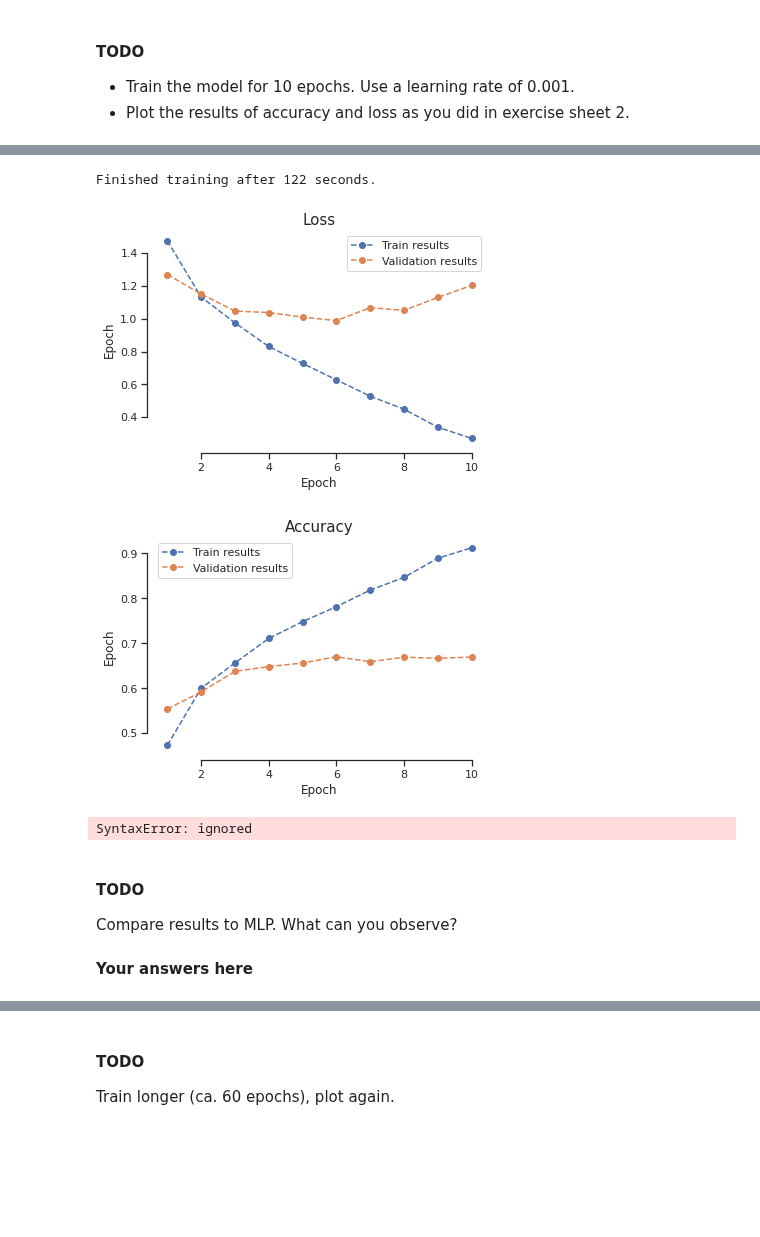
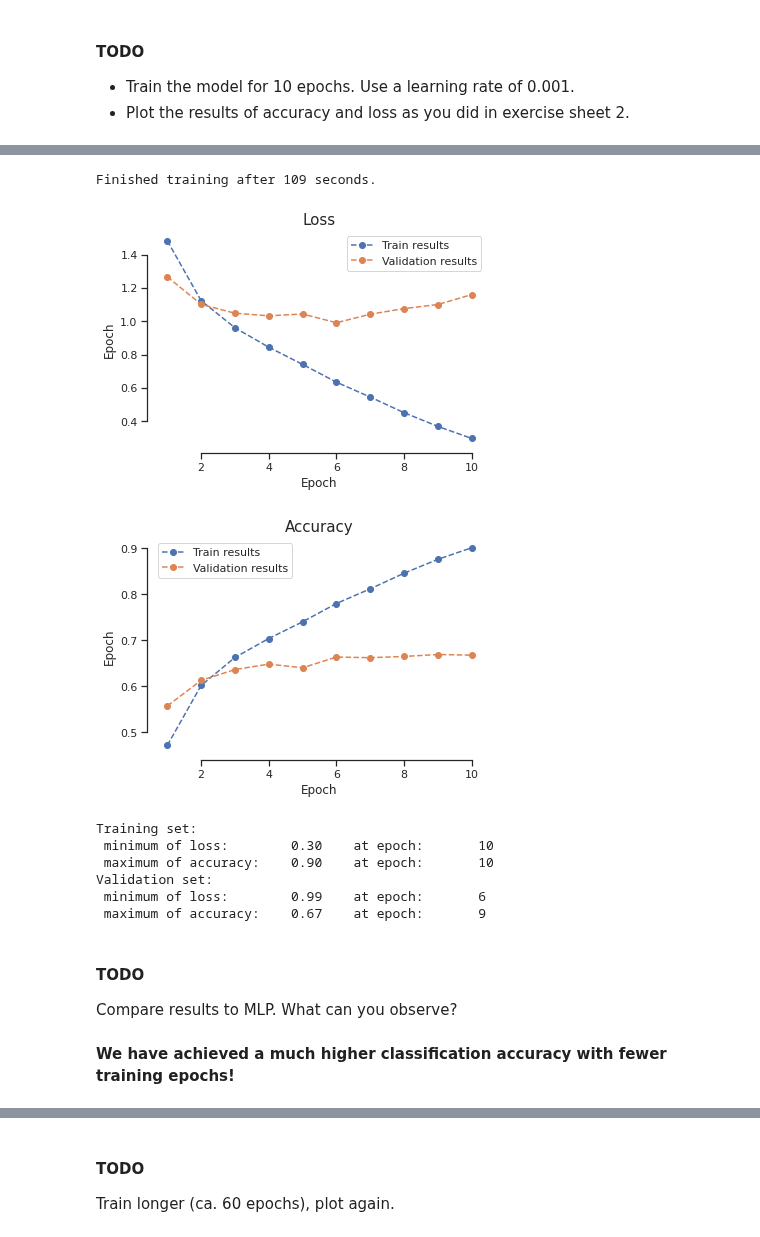
Before and after one commit to swang1112/DL_VL, a Jupyter notebook: Colab_Notebooks/Exercise3_2020.ipynb, the cells around one changed output, grey strips where cells are left out. Saved outputs shown, nothing was run; the diff lists cells and outputs as text; code cells hidden in the pictures; blank space fills up the shorter version.

```diff
--- a/Colab_Notebooks/Exercise3_2020.ipynb
+++ b/Colab_Notebooks/Exercise3_2020.ipynb
@@ -172,4 +172,7 @@ train_losses, val_losses, train_accs, val_accs, _ = utils.run_training(model=mod
 # visualization
 utils.plot("Loss", "Epoch", train_losses, val_losses, yscale='linear')
 utils.plot("Accuracy", "Epoch", train_accs, val_accs, yscale='linear')
+
+utils.print_results(train_losses, train_accs, 'Training')
+utils.print_results(val_losses, val_accs, 'Validation')
 # %% [output]
@@ -186,17 +189,17 @@ Train loss: 0.27, val loss: 1.20, train acc: 0.912, val acc 0.669
-Finished training after 122 seconds.
+Finished training after 109 seconds.
-[figure, old version]
+[figure, new version]
-[figure, old version]
+[figure, new version]
+Training set:
+ minimum of loss:        0.30    at epoch:       10
+ maximum of accuracy:    0.90    at epoch:       10
+Validation set:
+ minimum of loss:        0.99    at epoch:       6
+ maximum of accuracy:    0.67    at epoch:       9
-# %%
-
-print_results(train_losses, train_accs, "Training")
-print_results(val_losses, val_accs, "Validation")
-# %% [output]
-SyntaxError: ignored
 # %% [markdown]
 #### **TODO**
 Compare results to MLP. What can you observe?
-# %% [markdown]
-**Your answers here**
+# %% [markdown]
+**We have achieved a much higher classification accuracy with fewer training epochs!**
 # %% [markdown]
 ![ex2mlpperf.png](embedded-picture-1)
 # %% [markdown]
```
Also changed, not shown: parts of 9 cells of this notebook, 2 other files.
